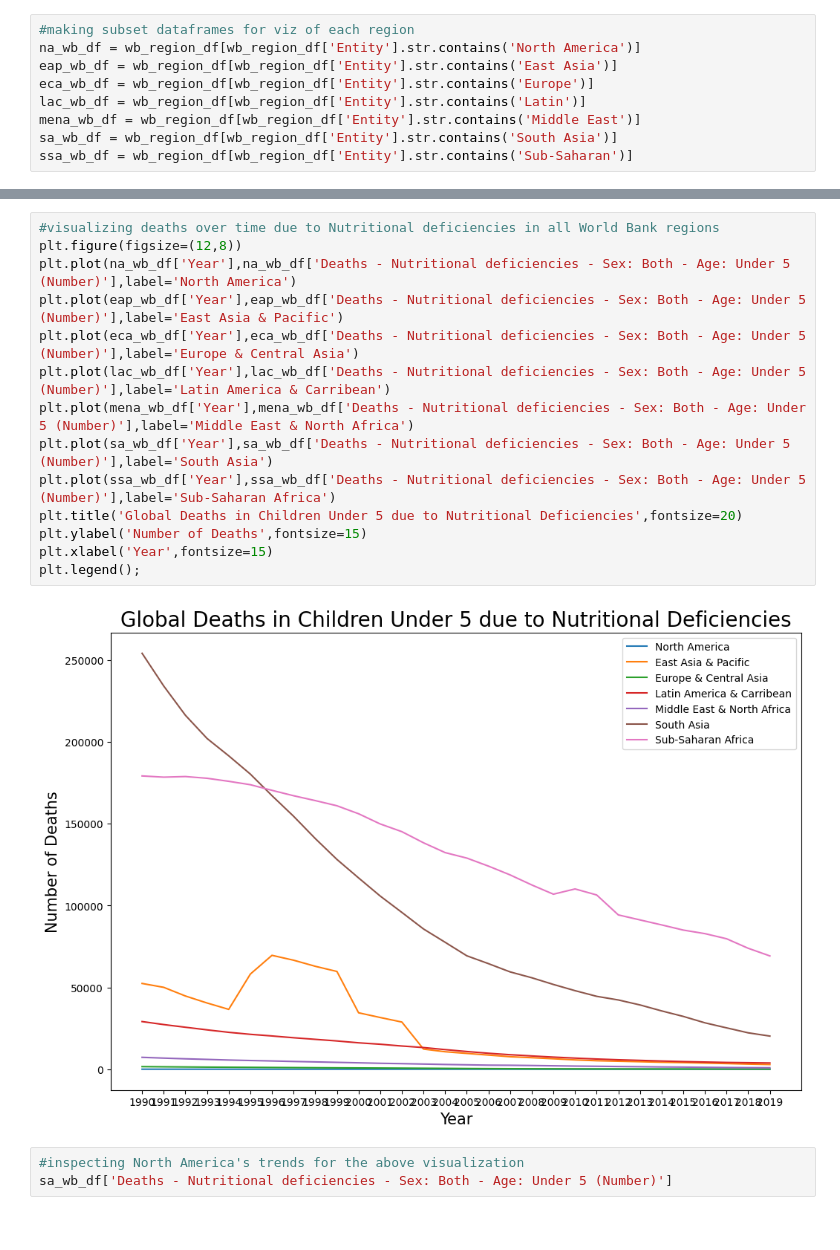
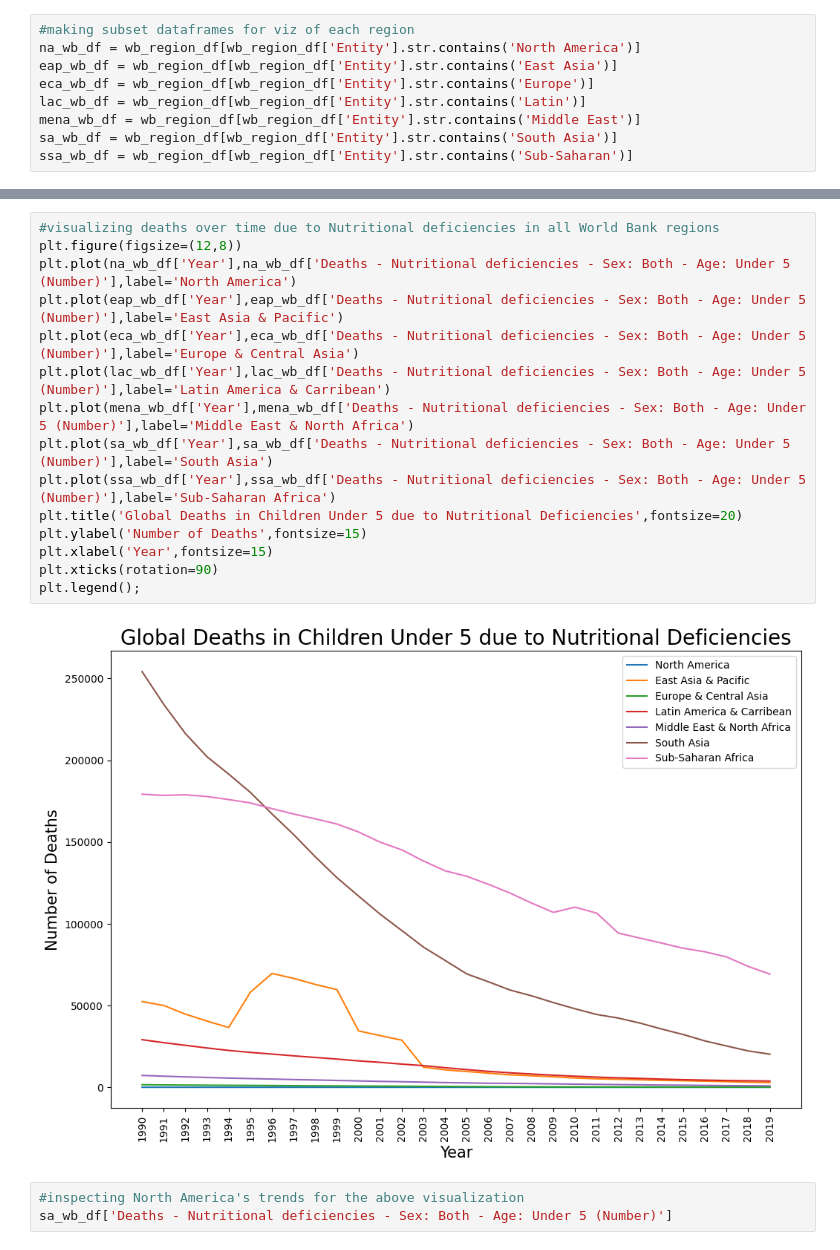
Before and after one commit to dantrainor9/Causes-of-Death, a Jupyter notebook: Causes_of_Death.ipynb, the cells around one changed output, grey strips where cells are left out. Drawn from its saved outputs; the diff is of its cells as text.

```diff
--- a/Causes_of_Death.ipynb
+++ b/Causes_of_Death.ipynb
@@ -226,19 +228,20 @@ plt.legend();
 # %%
 #visualizing deaths over time due to Nutritional deficiencies in all World Bank regions
 plt.figure(figsize=(12,8))
 plt.plot(na_wb_df['Year'],na_wb_df['Deaths - Nutritional deficiencies - Sex: Both - Age: Under 5 (Number)'],label='North America')
 plt.plot(eap_wb_df['Year'],eap_wb_df['Deaths - Nutritional deficiencies - Sex: Both - Age: Under 5 (Number)'],label='East Asia & Pacific')
 plt.plot(eca_wb_df['Year'],eca_wb_df['Deaths - Nutritional deficiencies - Sex: Both - Age: Under 5 (Number)'],label='Europe & Central Asia')
 plt.plot(lac_wb_df['Year'],lac_wb_df['Deaths - Nutritional deficiencies - Sex: Both - Age: Under 5 (Number)'],label='Latin America & Carribean')
 plt.plot(mena_wb_df['Year'],mena_wb_df['Deaths - Nutritional deficiencies - Sex: Both - Age: Under 5 (Number)'],label='Middle East & North Africa')
 plt.plot(sa_wb_df['Year'],sa_wb_df['Deaths - Nutritional deficiencies - Sex: Both - Age: Under 5 (Number)'],label='South Asia')
 plt.plot(ssa_wb_df['Year'],ssa_wb_df['Deaths - Nutritional deficiencies - Sex: Both - Age: Under 5 (Number)'],label='Sub-Saharan Africa')
 plt.title('Global Deaths in Children Under 5 due to Nutritional Deficiencies',fontsize=20)
 plt.ylabel('Number of Deaths',fontsize=15)
 plt.xlabel('Year',fontsize=15)
+plt.xticks(rotation=90)
 plt.legend();
 # %% [output]
-[figure, old version]
+[figure, new version]
 # %%
 #inspecting North America's trends for the above visualization
 sa_wb_df['Deaths - Nutritional deficiencies - Sex: Both - Age: Under 5 (Number)']
```
Also changed, not shown: parts of 4 cells of this notebook.
